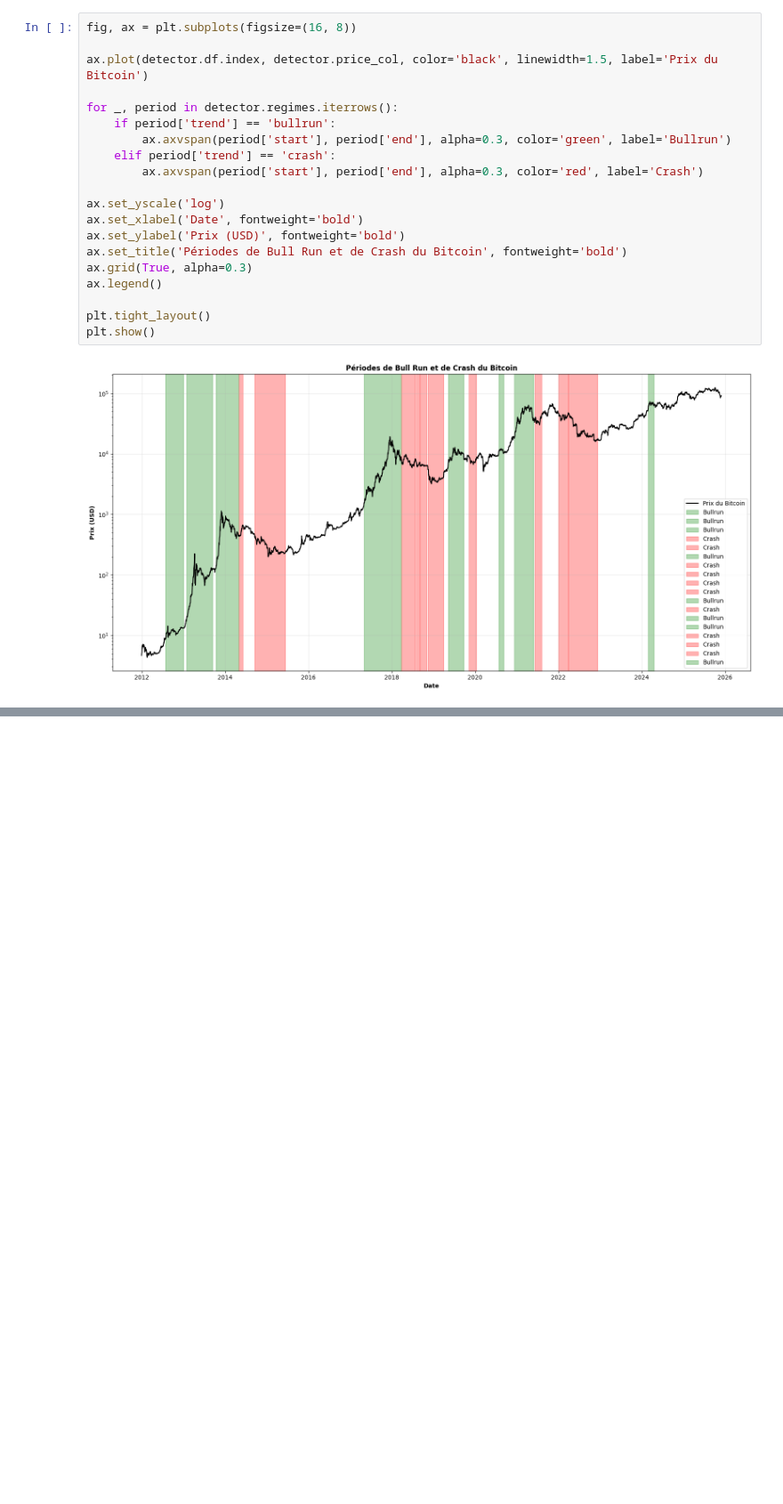
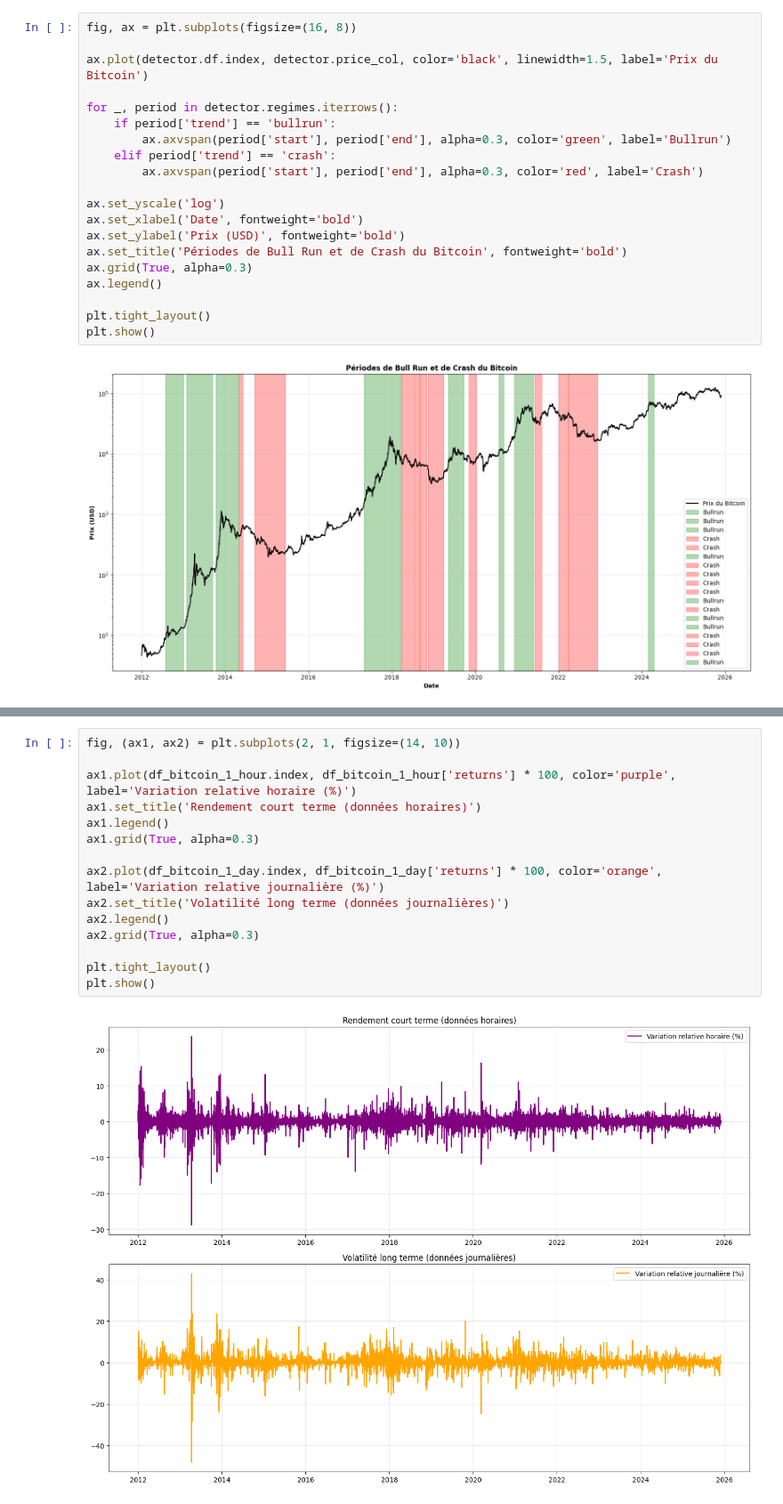
Before and after one commit to GoupilV/Analyse-du-Bitcoin---8PRO408, a Jupyter notebook: Analyse temporelle du Bitcoin.ipynb, the cells around one changed output, grey strips where cells are left out. Shown at 89% size. Cells and saved outputs as stored; diff of their text form; blank space fills up the shorter version.

```diff
--- a/Analyse temporelle du Bitcoin.ipynb
+++ b/Analyse temporelle du Bitcoin.ipynb
@@ -550,0 +576,17 @@ plt.show()
+# %%
+fig, (ax1, ax2) = plt.subplots(2, 1, figsize=(14, 10))
+
+ax1.plot(df_bitcoin_1_hour.index, df_bitcoin_1_hour['returns'] * 100, color='purple', label='Variation relative horaire (%)')
+ax1.set_title('Rendement court terme (données horaires)')
+ax1.legend()
+ax1.grid(True, alpha=0.3)
+
+ax2.plot(df_bitcoin_1_day.index, df_bitcoin_1_day['returns'] * 100, color='orange', label='Variation relative journalière (%)')
+ax2.set_title('Volatilité long terme (données journalières)')
+ax2.legend()
+ax2.grid(True, alpha=0.3)
+
+plt.tight_layout()
+plt.show()
+# %% [output]
+[figure, added]
```
Also changed, not shown: parts of 2 cells of this notebook.
